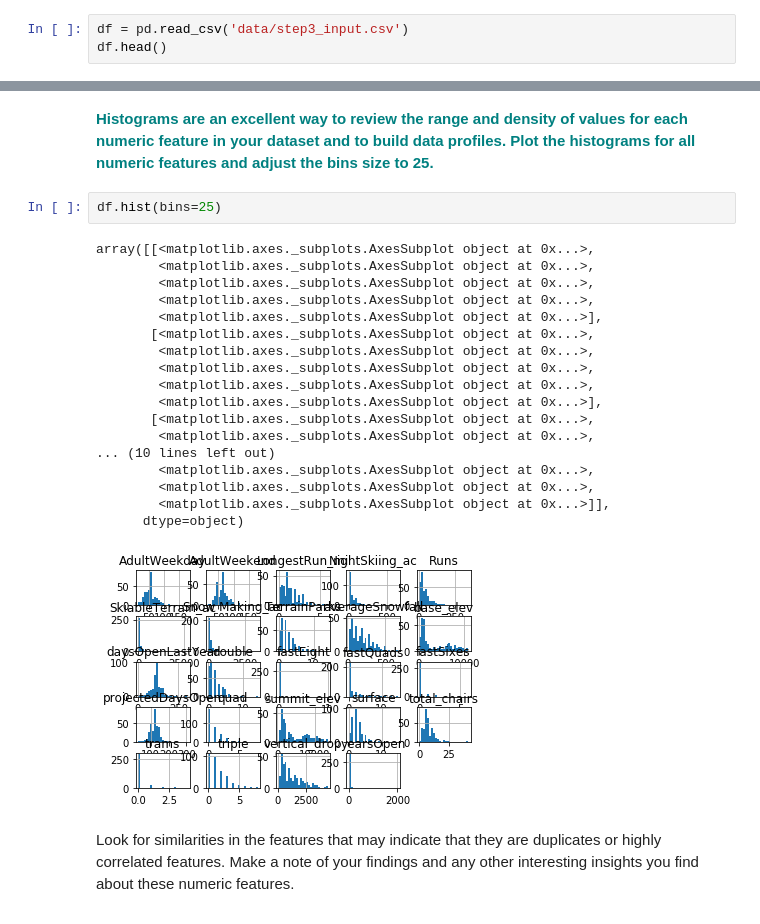
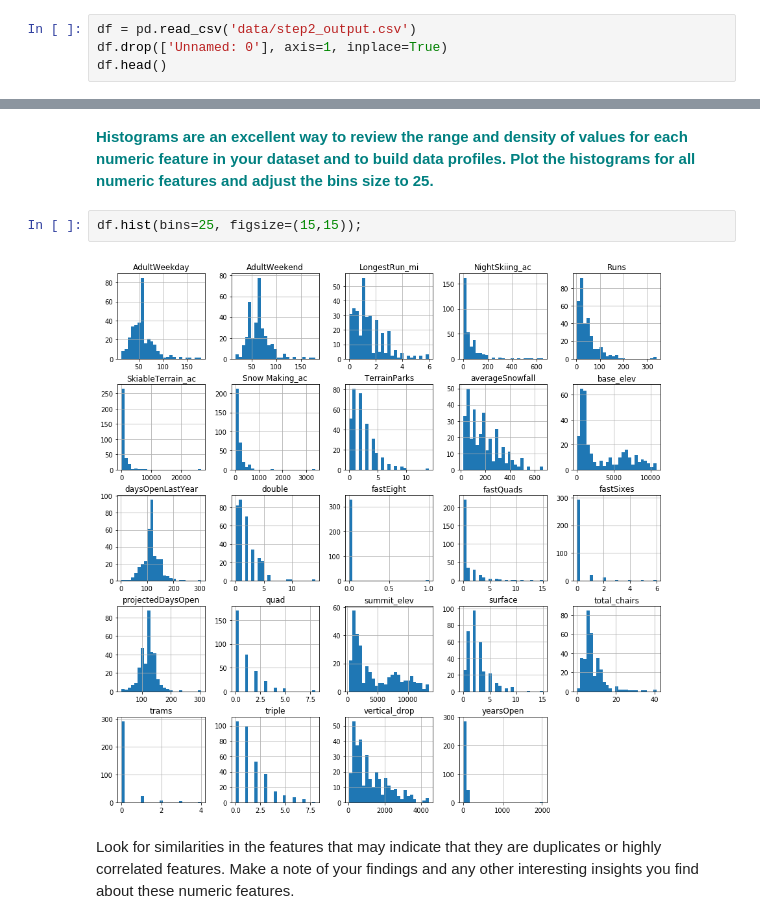
Before and after one commit to kemartin1919/Springboard, a Jupyter notebook: GuidedCapstone/GuidedCapstone_Step3.ipynb, the cells around one changed output, grey strips where cells are left out. Drawn from its saved outputs; the diff is of its cells as text.

Commit message:
finished step 2 and continued with 3

```diff
--- a/GuidedCapstone/GuidedCapstone_Step3.ipynb
+++ b/GuidedCapstone/GuidedCapstone_Step3.ipynb
@@ -53,7 +53,8 @@ print(os.getcwd())
 # %% [markdown]
 **<font color='teal'> If you need to change your path, refer back to step 2 to review how to do this. Load the csv file you created in step 2. Remember, it should be saved inside your data subfolder. Print the first five rows.</font>**
 # %%
-df = pd.read_csv('data/step3_input.csv')
+df = pd.read_csv('data/step2_output.csv')
+df.drop(['Unnamed: 0'], axis=1, inplace=True)
 df.head()
 # %% [output]
 |  | Name | Region | state | summit_elev | vertical_drop | base_elev | trams | fastEight | fastSixes | ... |
@@ -90,26 +91,9 @@ df.describe().T
 # %% [markdown]
 **<font color='teal'> Histograms are an excellent way to review the range and density of values for each numeric feature in your dataset and to build data profiles. Plot the histograms for all numeric features and adjust the bins size to 25.</font>**
 # %%
-df.hist(bins=25)
+df.hist(bins=25, figsize=(15,15));
 # %% [output]
-array([[<matplotlib.axes._subplots.AxesSubplot object at 0x...>,
-        <matplotlib.axes._subplots.AxesSubplot object at 0x...>,
-        <matplotlib.axes._subplots.AxesSubplot object at 0x...>,
-        <matplotlib.axes._subplots.AxesSubplot object at 0x...>,
-        <matplotlib.axes._subplots.AxesSubplot object at 0x...>],
-       [<matplotlib.axes._subplots.AxesSubplot object at 0x...>,
-        <matplotlib.axes._subplots.AxesSubplot object at 0x...>,
-        <matplotlib.axes._subplots.AxesSubplot object at 0x...>,
-        <matplotlib.axes._subplots.AxesSubplot object at 0x...>,
-        <matplotlib.axes._subplots.AxesSubplot object at 0x...>],
-       [<matplotlib.axes._subplots.AxesSubplot object at 0x...>,
-        <matplotlib.axes._subplots.AxesSubplot object at 0x...>,
-... (10 lines left out)
-        <matplotlib.axes._subplots.AxesSubplot object at 0x...>,
-        <matplotlib.axes._subplots.AxesSubplot object at 0x...>,
-        <matplotlib.axes._subplots.AxesSubplot object at 0x...>]],
-      dtype=object)
-[figure, old version]
+[figure, new version]
 # %% [markdown]
 Look for similarities in the features that may indicate that they are duplicates or highly correlated features. Make a note of your findings and any other interesting insights you find about these numeric features.
 # %% [markdown]
```
Also changed, not shown: parts of 20 cells of this notebook.
